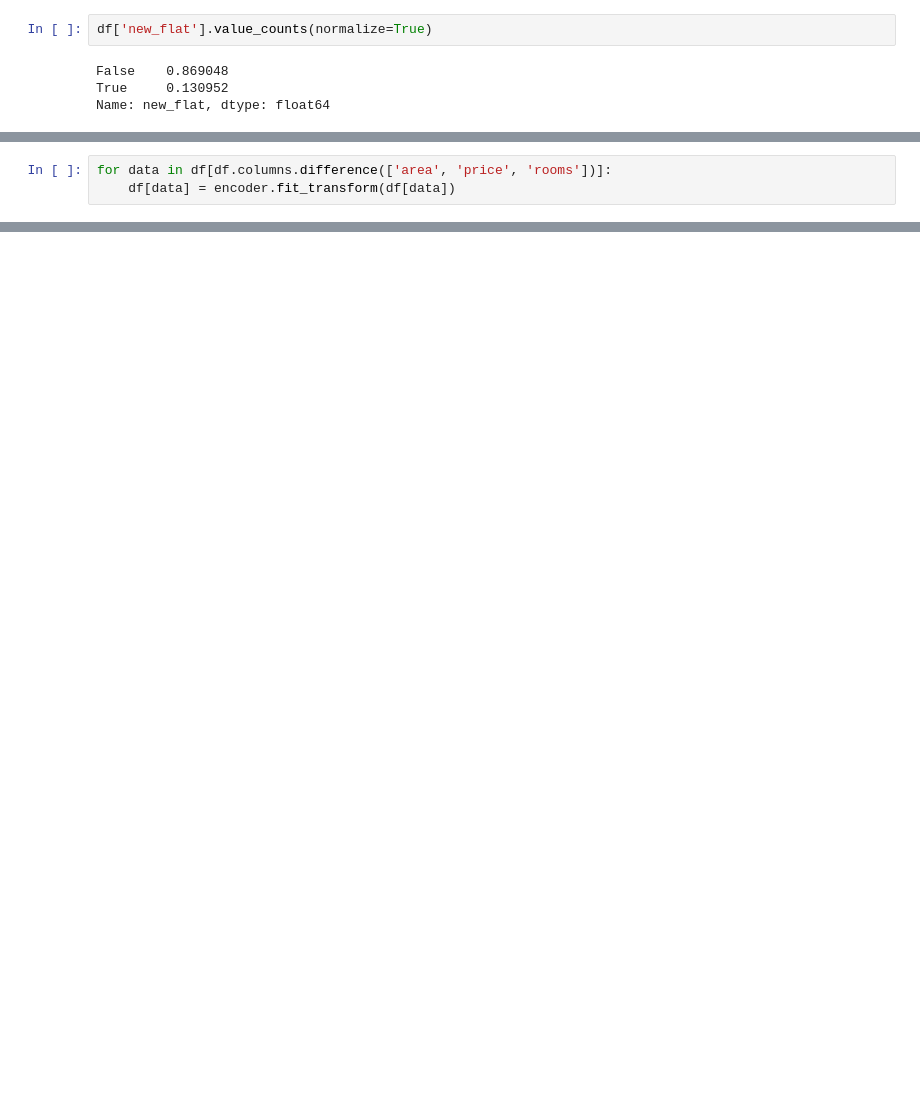
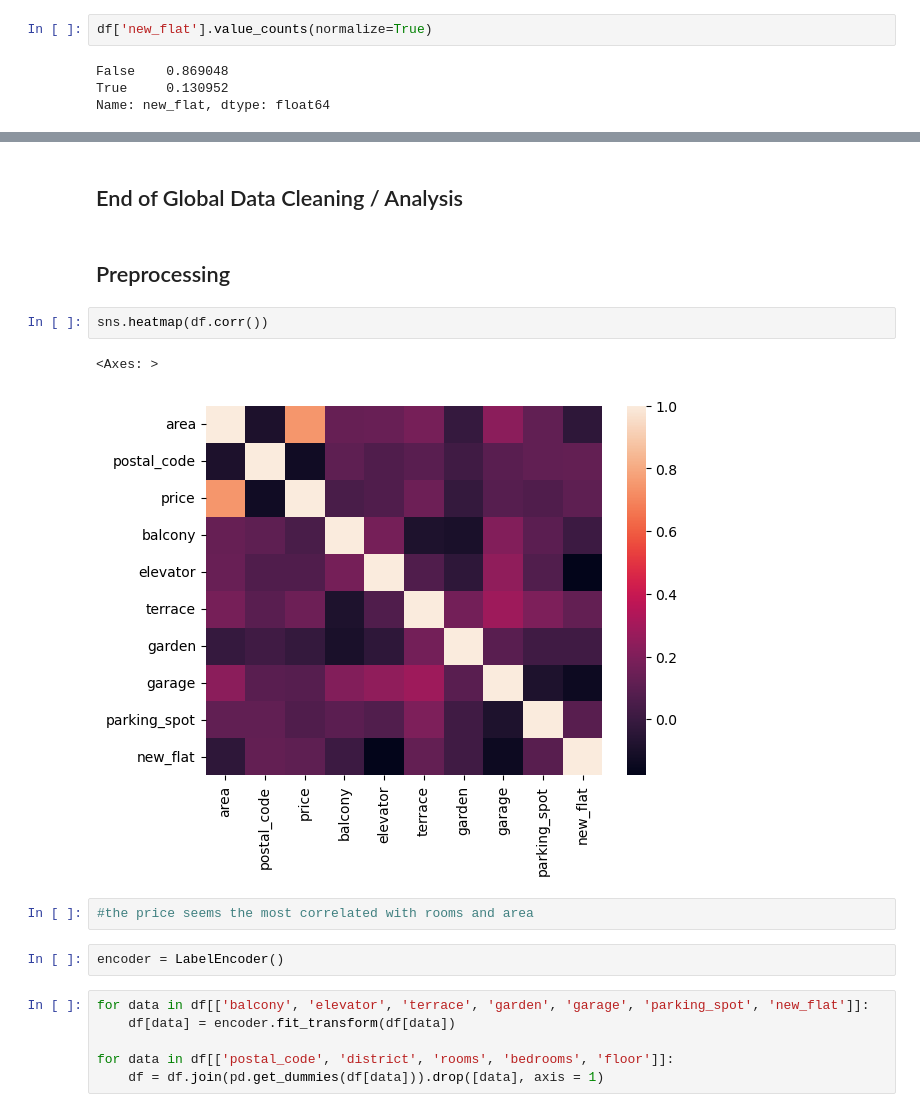
Before and after one commit to Nacim-B/Flat_Price_Prediction_in_Lyon, a Jupyter notebook: Flat_Price_Prediction_Analysis.ipynb, the cells around one changed output, grey strips where cells are left out. Cells and saved outputs as stored; diff of their text form; blank space fills up the shorter version.

```diff
--- a/Flat_Price_Prediction_Analysis.ipynb
+++ b/Flat_Price_Prediction_Analysis.ipynb
@@ -294,3 +236,0 @@ encoder = LabelEncoder()
-# %%
-for data in df[df.columns.difference(['area', 'price', 'rooms'])]:
-    df[data] = encoder.fit_transform(df[data])
@@ -306,0 +271,19 @@ Name: bedroom, dtype: int64
+# %% [markdown]
+## End of Global Data Cleaning / Analysis
+# %% [markdown]
+ ## Preprocessing
+# %%
+sns.heatmap(df.corr())
+# %% [output]
+<Axes: >
+[figure, added]
+# %%
+#the price seems the most correlated with rooms and area
+# %%
+encoder = LabelEncoder()
+# %%
+for data in df[['balcony', 'elevator', 'terrace', 'garden', 'garage', 'parking_spot', 'new_flat']]:
+    df[data] = encoder.fit_transform(df[data])
+
+for data in df[['postal_code', 'district', 'rooms', 'bedrooms', 'floor']]:
+    df = df.join(pd.get_dummies(df[data])).drop([data], axis = 1)
```
Also changed, not shown: parts of 46 cells of this notebook.
